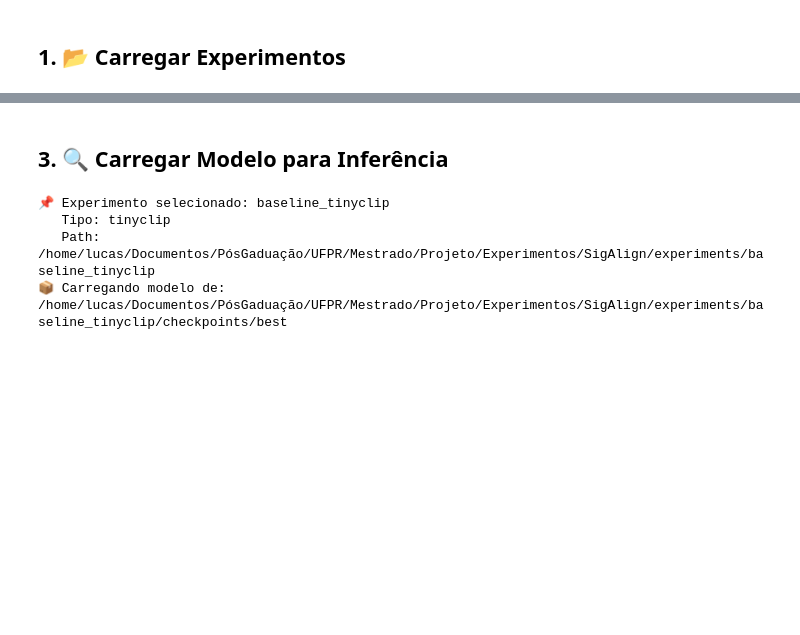
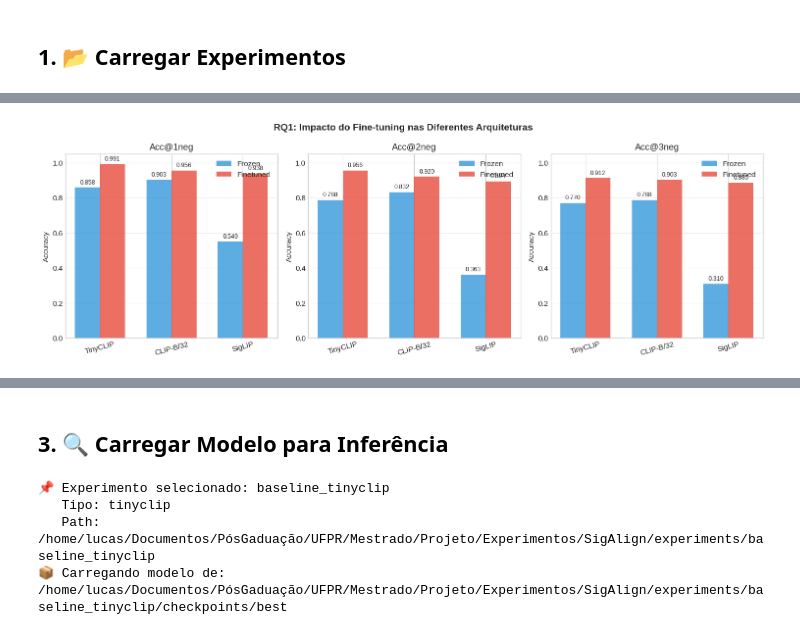
Before and after one commit to luflopes/SignAlign, a Jupyter notebook: notebooks/analysis.ipynb, the cells around one changed output, grey strips where cells are left out. Drawn from its saved outputs; the diff is of its cells as text; code cells hidden in the pictures; blank space fills up the shorter version.

```diff
--- a/notebooks/analysis.ipynb
+++ b/notebooks/analysis.ipynb
@@ -137,0 +287,97 @@ if not df_experiments.empty:
+# %%
+# RQ1: Fine-tuning vs Frozen
+# Filtrar apenas experimentos baseline (sem triplet, com augmentação)
+def analyze_finetuning_impact():
+    """Analisa o impacto do fine-tuning comparando frozen vs finetuned."""
+
+    # Separar frozen e finetuned
+    frozen = df_experiments[~df_experiments["finetuned"]].copy()
+    finetuned = df_experiments[df_experiments["finetuned"]].copy()
+
+    # Para comparação justa: usar apenas baseline (sem triplet) com augmentação
+    baseline_finetuned = finetuned[
+        (~finetuned["has_triplet"]) &
+        (finetuned["has_augmentation"])
+    ].copy()
+
+    print("=" * 80)
+    print("📊 RQ1: IMPACTO DO FINE-TUNING")
+    print("=" * 80)
+
+    # Métricas de interesse
+    metrics = ["val_accuracy_1_neg", "val_accuracy_2_neg", "val_accuracy_3_neg"]
+    metric_labels = ["Acc@1neg", "Acc@2neg", "Acc@3neg"]
+
+    # Criar tabela comparativa
+    results = []
+    for arch in ["TinyCLIP", "CLIP-B/32", "SigLIP"]:
+        frozen_arch = frozen[frozen["architecture"] == arch]
+        finetuned_arch = baseline_finetuned[baseline_finetuned["architecture"] == arch]
+
+        if len(frozen_arch) > 0 and len(finetuned_arch) > 0:
+            row = {"Arquitetura": arch}
+            for metric, label in zip(metrics, metric_labels):
+                frozen_val = frozen_arch[metric].values[0] if metric in frozen_arch.columns else None
+                finetuned_val = finetuned_arch[metric].values[0] if metric in finetuned_arch.columns else None
+
+                row[f"{label} (Frozen)"] = f"{frozen_val:.4f}" if frozen_val else "N/A"
+                row[f"{label} (Finetuned)"] = f"{finetuned_val:.4f}" if finetuned_val else "N/A"
+
+                if frozen_val and finetuned_val:
+                    delta = finetuned_val - frozen_val
+                    row[f"Δ {label}"] = f"{delta:+.4f}"
+
+            results.append(row)
+
+    df_results = pd.DataFrame(results)
+    display(df_results)
+
+    # Visualização
+    fig, axes = plt.subplots(1, 3, figsize=(15, 5))
+
+    for idx, (metric, label) in enumerate(zip(metrics, metric_labels)):
+        ax = axes[idx]
+
+        # Dados para plot
+        archs = []
+        frozen_vals = []
+        finetuned_vals = []
+
+        for arch in ["TinyCLIP", "CLIP-B/32", "SigLIP"]:
+            frozen_arch = frozen[frozen["architecture"] == arch]
+            finetuned_arch = baseline_finetuned[baseline_finetuned["architecture"] == arch]
+
+            if len(frozen_arch) > 0 and len(finetuned_arch) > 0:
+                archs.append(arch)
+                frozen_vals.append(frozen_arch[metric].values[0] if metric in frozen_arch.columns else 0)
+                finetuned_vals.append(finetuned_arch[metric].values[0] if metric in finetuned_arch.columns else 0)
+
+        x = np.arange(len(archs))
+        width = 0.35
+
+        bars1 = ax.bar(x - width/2, frozen_vals, width, label='Frozen', color='#3498db', alpha=0.8)
+        bars2 = ax.bar(x + width/2, finetuned_vals, width, label='Finetuned', color='#e74c3c', alpha=0.8)
+
+        ax.set_ylabel('Accuracy')
+        ax.set_title(f'{label}')
+        ax.set_xticks(x)
+        ax.set_xticklabels(archs, rotation=15)
+        ax.legend()
+        ax.set_ylim(0, 1.05)
+        ax.grid(axis='y', alpha=0.3)
+
+        # Adicionar valores nas barras
+        for bar in bars1 + bars2:
+            height = bar.get_height()
+            ax.annotate(f'{height:.3f}', xy=(bar.get_x() + bar.get_width()/2, height),
+                       xytext=(0, 3), textcoords="offset points", ha='center', va='bottom', fontsize=9)
+
+    plt.suptitle('RQ1: Impacto do Fine-tuning nas Diferentes Arquiteturas', fontsize=14, fontweight='bold')
+    plt.tight_layout()
+    plt.savefig('rq1_finetuning_impact.png', dpi=150, bbox_inches='tight')
+    plt.show()
+
+    return df_results
+
+rq1_results = analyze_finetuning_impact()
+# %% [output]
@@ -137,0 +391 @@ if not df_experiments.empty:
+[figure, added]
```
Also changed, not shown: parts of 25 cells of this notebook, 1 other file.
